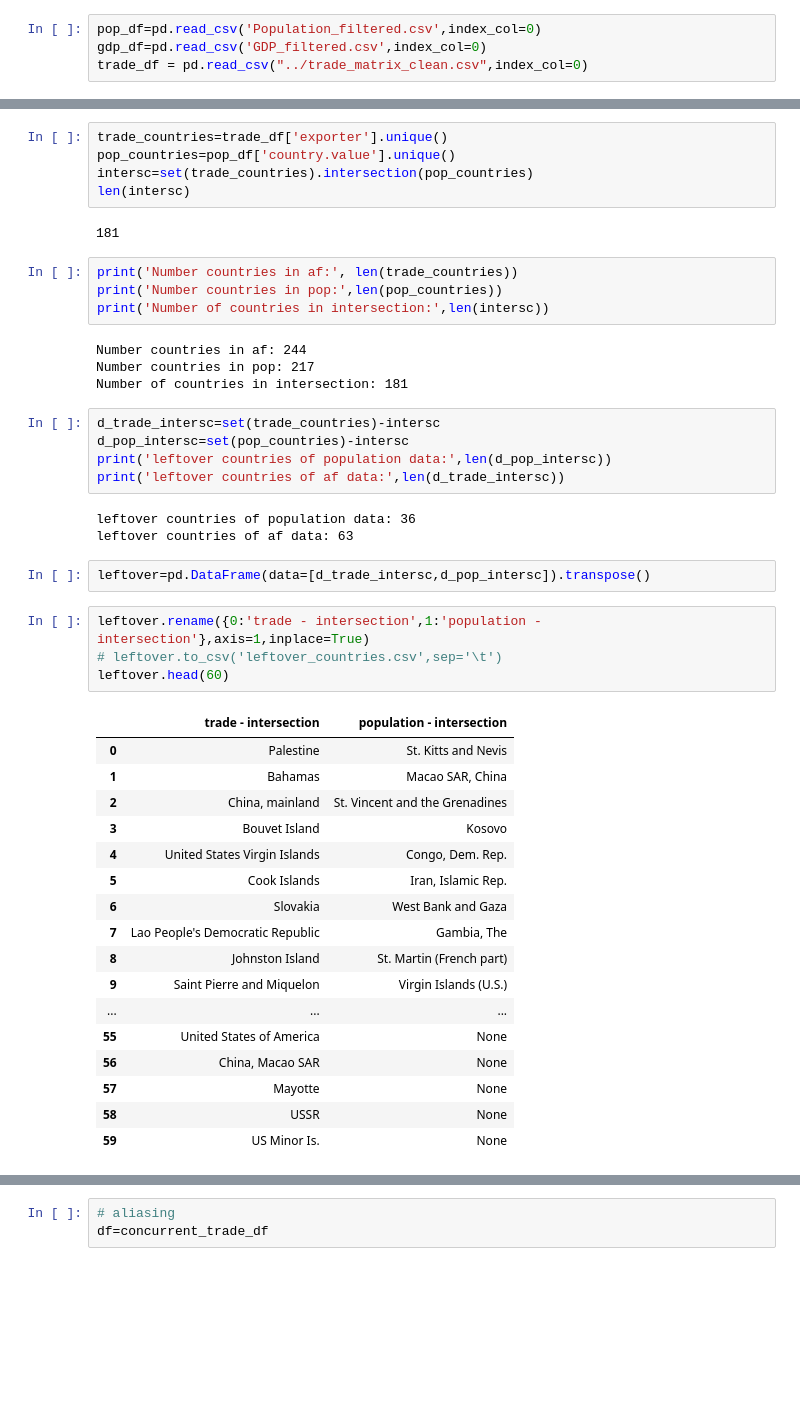
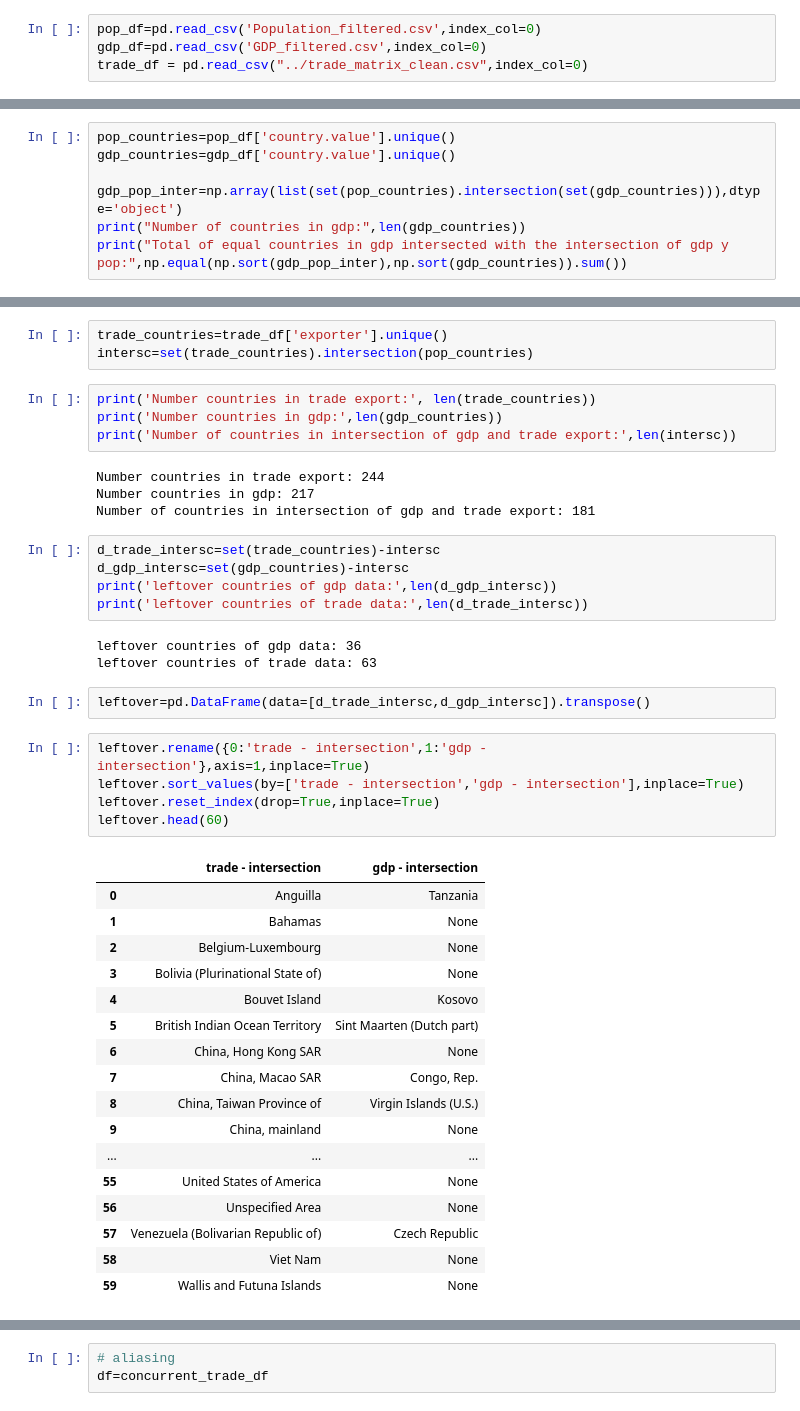
Before and after one commit to daranha/AOFFTN, a Jupyter notebook: normalization/normalization.ipynb, the cells around one changed output, grey strips where cells are left out. Saved outputs shown, nothing was run; the diff lists cells and outputs as text; blank space fills up the shorter version.

```diff
--- a/normalization/normalization.ipynb
+++ b/normalization/normalization.ipynb
@@ -12,0 +40,7 @@ trade_df = pd.read_csv("../trade_matrix_clean.csv",index_col=0)
+# %%
+pop_countries=pop_df['country.value'].unique()
+gdp_countries=gdp_df['country.value'].unique()
+
+gdp_pop_inter=np.array(list(set(pop_countries).intersection(set(gdp_countries))),dtype='object')
+print("Number of countries in gdp:",len(gdp_countries))
+print("Total of equal countries in gdp intersected with the intersection of gdp y pop:",np.equal(np.sort(gdp_pop_inter),np.sort(gdp_countries)).sum())
@@ -13,47 +52,44 @@ trade_df = pd.read_csv("../trade_matrix_clean.csv",index_col=0)
 # %%
 trade_countries=trade_df['exporter'].unique()
-pop_countries=pop_df['country.value'].unique()
 intersc=set(trade_countries).intersection(pop_countries)
-len(intersc)
-# %% [output]
-181
 # %%
-print('Number countries in af:', len(trade_countries))
-print('Number countries in pop:',len(pop_countries))
-print('Number of countries in intersection:',len(intersc))
+print('Number countries in trade export:', len(trade_countries))
+print('Number countries in gdp:',len(gdp_countries))
+print('Number of countries in intersection of gdp and trade export:',len(intersc))
 # %% [output]
-Number countries in af: 244
-Number countries in pop: 217
-Number of countries in intersection: 181
+Number countries in trade export: 244
+Number countries in gdp: 217
+Number of countries in intersection of gdp and trade export: 181
 # %%
 d_trade_intersc=set(trade_countries)-intersc
-d_pop_intersc=set(pop_countries)-intersc
-print('leftover countries of population data:',len(d_pop_intersc))
-print('leftover countries of af data:',len(d_trade_intersc))
+d_gdp_intersc=set(gdp_countries)-intersc
+print('leftover countries of gdp data:',len(d_gdp_intersc))
+print('leftover countries of trade data:',len(d_trade_intersc))
 # %% [output]
-leftover countries of population data: 36
-leftover countries of af data: 63
+leftover countries of gdp data: 36
+leftover countries of trade data: 63
 # %%
-leftover=pd.DataFrame(data=[d_trade_intersc,d_pop_intersc]).transpose()
+leftover=pd.DataFrame(data=[d_trade_intersc,d_gdp_intersc]).transpose()
 # %%
-leftover.rename({0:'trade - intersection',1:'population - intersection'},axis=1,inplace=True)
-# leftover.to_csv('leftover_countries.csv',sep='\t')
+leftover.rename({0:'trade - intersection',1:'gdp - intersection'},axis=1,inplace=True)
+leftover.sort_values(by=['trade - intersection','gdp - intersection'],inplace=True)
+leftover.reset_index(drop=True,inplace=True)
 leftover.head(60)
 # %% [output]
-|  | trade - intersection | population - intersection |
-| 0 | Palestine | St. Kitts and Nevis |
-| 1 | Bahamas | Macao SAR, China |
-| 2 | China, mainland | St. Vincent and the Grenadines |
-| 3 | Bouvet Island | Kosovo |
-| 4 | United States Virgin Islands | Congo, Dem. Rep. |
-| 5 | Cook Islands | Iran, Islamic Rep. |
-| 6 | Slovakia | West Bank and Gaza |
-| 7 | Lao People's Democratic Republic | Gambia, The |
-| 8 | Johnston Island | St. Martin (French part) |
-| 9 | Saint Pierre and Miquelon | Virgin Islands (U.S.) |
+|  | trade - intersection | gdp - intersection |
+| 0 | Anguilla | Tanzania |
+| 1 | Bahamas | None |
+| 2 | Belgium-Luxembourg | None |
+| 3 | Bolivia (Plurinational State of) | None |
+| 4 | Bouvet Island | Kosovo |
+| 5 | British Indian Ocean Territory | Sint Maarten (Dutch part) |
+| 6 | China, Hong Kong SAR | None |
+| 7 | China, Macao SAR | Congo, Rep. |
+| 8 | China, Taiwan Province of | Virgin Islands (U.S.) |
+| 9 | China, mainland | None |
 | ... | ... | ... |
 | 55 | United States of America | None |
-| 56 | China, Macao SAR | None |
-| 57 | Mayotte | None |
-| 58 | USSR | None |
-| 59 | US Minor Is. | None |
+| 56 | Unspecified Area | None |
+| 57 | Venezuela (Bolivarian Republic of) | Czech Republic |
+| 58 | Viet Nam | None |
+| 59 | Wallis and Futuna Islands | None |
```
Also changed, not shown: parts of 56 cells of this notebook, 9 other files.
